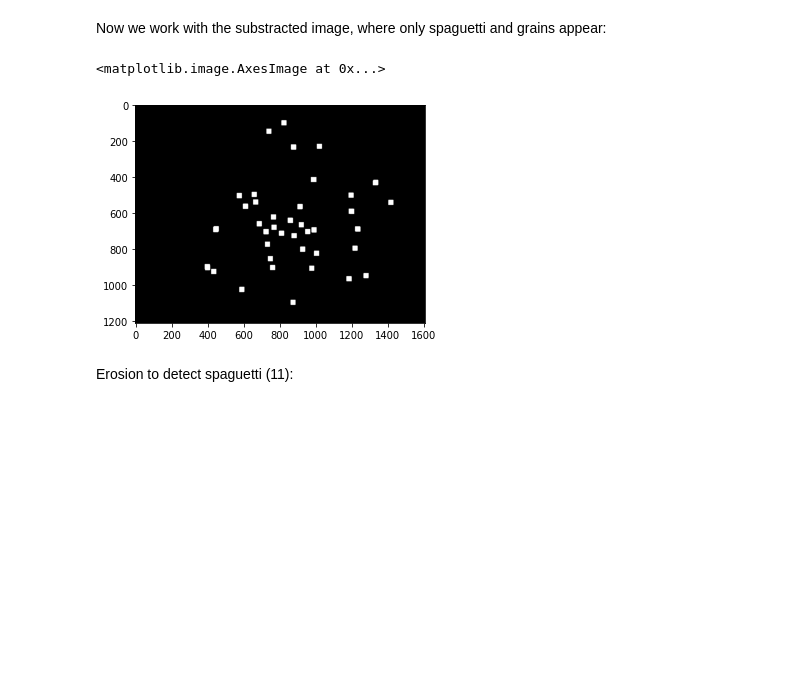
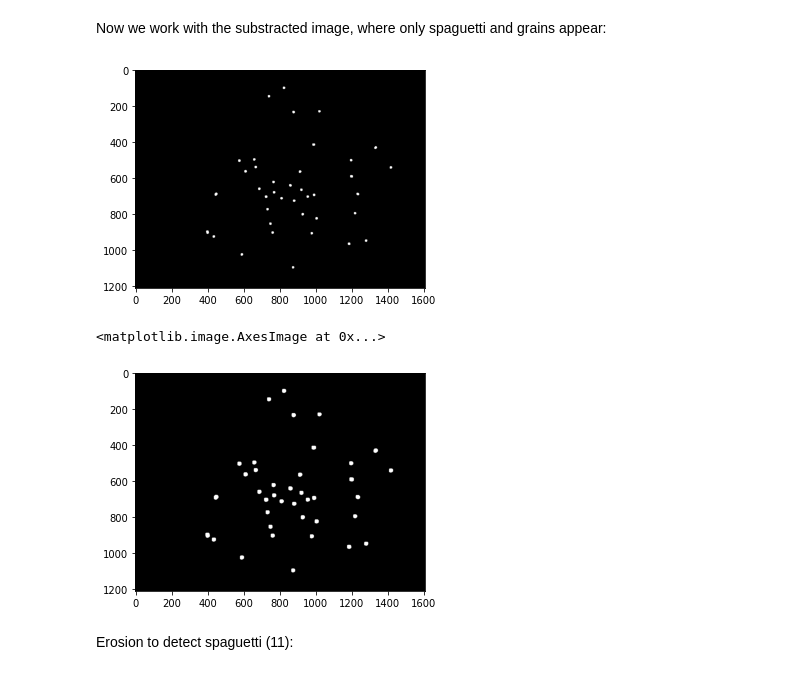
Before and after one commit to juliagartor/Project-Computer-Vision, a Jupyter notebook: Pasta image.ipynb, the cells around one changed output. Drawn from its saved outputs; the diff is of its cells as text; code cells hidden in the pictures; blank space fills up the shorter version.

```diff
--- a/Pasta image.ipynb
+++ b/Pasta image.ipynb
@@ -29,13 +30,12 @@ plt.imshow(img_erosion, cmap='gray')
 # %% [markdown]
 Erosion to detect grains (39):
 # %%
-kernel = np.ones((25, 25), np.uint8)
-kernel1 = cv2.getStructuringElement(cv2.MORPH_ELLIPSE,(15,15))
-kernel2 = cv2.getStructuringElement(cv2.MORPH_CROSS,(15,15))
+kernel = np.ones((30, 30), np.uint8)
+#kernel1 = cv2.getStructuringElement(cv2.MORPH_ELLIPSE,(15,15))
+#kernel2 = cv2.getStructuringElement(cv2.MORPH_CROSS,(15,15))
 
+img_again = cv2.dilate(pasta, kernel)
 #First we substract the pasta image to get rid of it and
-
-img_again = cv2.dilate(img_erosion, kernel)
 
 sub = cv2.subtract(blackAndWhiteImage,img_again)
 
@@ -48,13 +48,22 @@ Now we work with the substracted image, where only spaguetti and grains appear:
 # %%
 kernel3 = cv2.getStructuringElement(cv2.MORPH_ELLIPSE,(15,15)) #Important els kernels en funcio de la imagee
 
-new = cv2.erode(sub,kernel3)
-new = cv2.dilate(new, kernel)
+grains = cv2.erode(sub, kernel3)
 
-plt.imshow(new,cmap="gray")
+kernel = cv2.getStructuringElement(cv2.MORPH_ELLIPSE,(10,10))
+grains = cv2.dilate(grains, kernel)
+
+plt.imshow(grains,cmap="gray")
+plt.show()
+
+kernel = cv2.getStructuringElement(cv2.MORPH_ELLIPSE,(10,10))
+to_sub = cv2.dilate(grains, kernel)
+
+plt.imshow(to_sub,cmap="gray")
 # %% [output]
+[figure]
 <matplotlib.image.AxesImage at 0x...>
-[figure]
+[figure, added]
 # %% [markdown]
 Erosion to detect spaguetti (11):
 # %%
```
Also changed, not shown: parts of 12 cells of this notebook, 14 other files.
